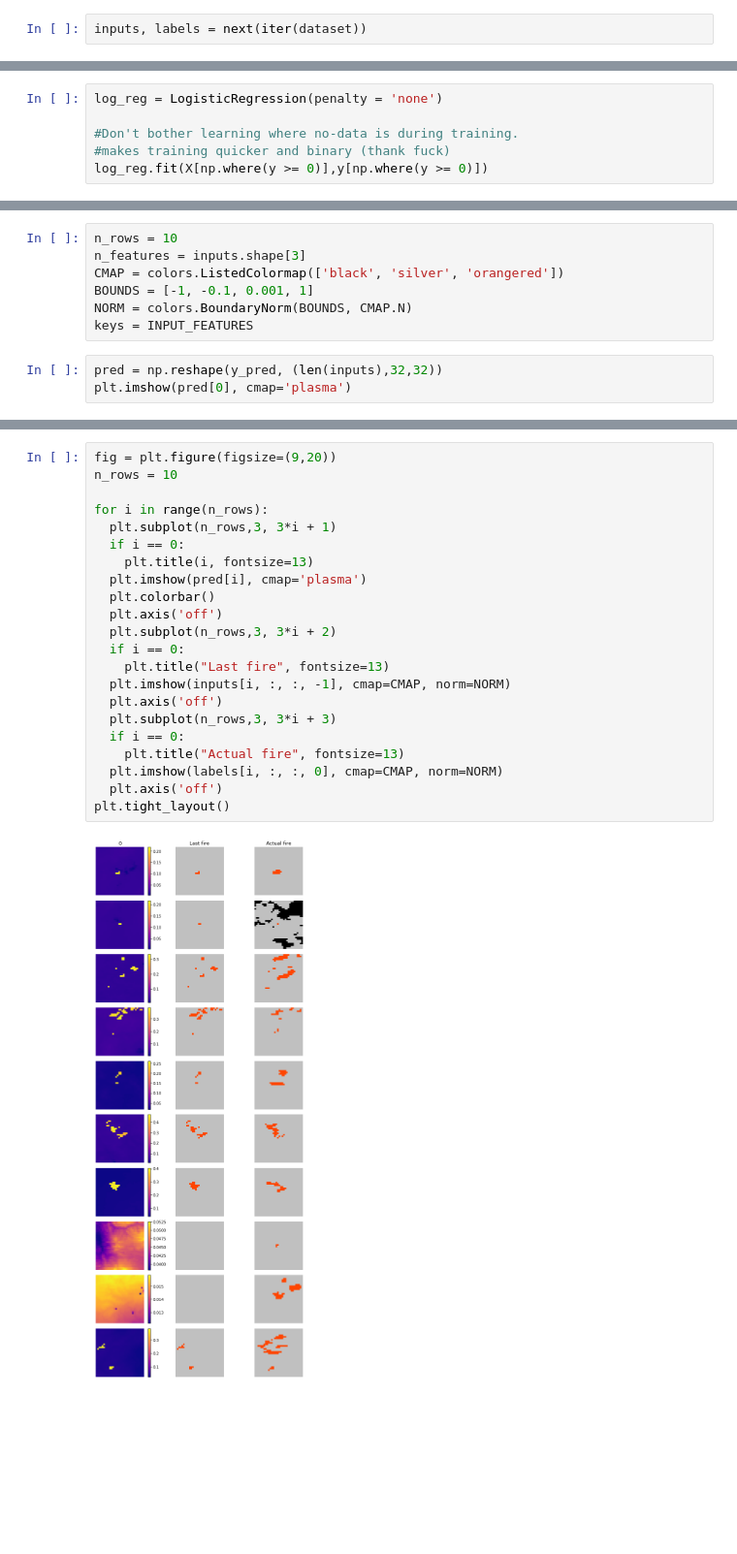
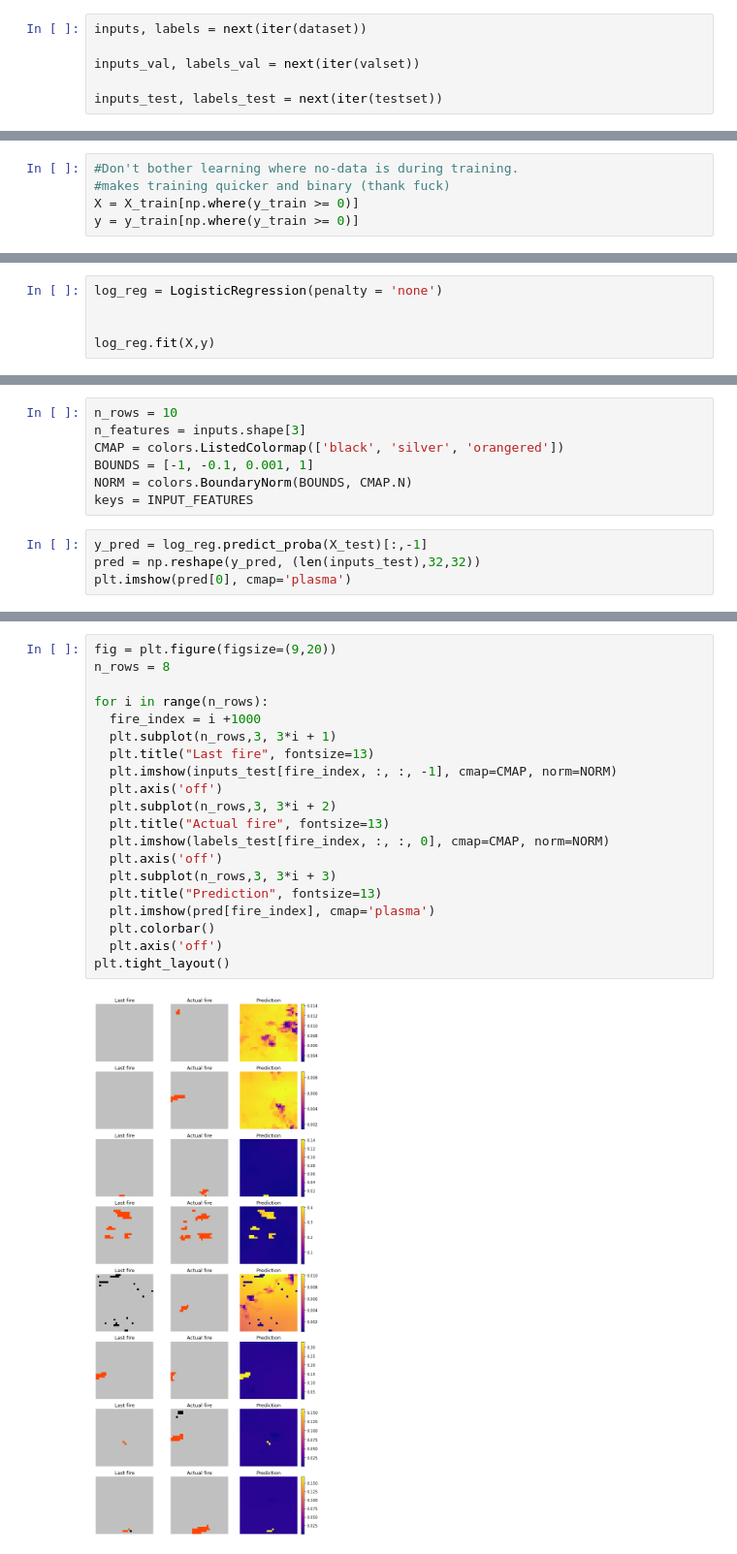
Before and after one commit to dwgb93/TEI_WildfireSpread, a Jupyter notebook: notebooks/Logistic_Regression_Modeling.ipynb, the cells around one changed output, grey strips where cells are left out. Shown at 97% size. Drawn from its saved outputs; the diff is of its cells as text; blank space fills up the shorter version.

```diff
--- a/notebooks/Logistic_Regression_Modeling.ipynb
+++ b/notebooks/Logistic_Regression_Modeling.ipynb
@@ -372,6 +403,10 @@ dataset = get_dataset(
 TF Datasets are loaded lazily, so materialize the first batch of inputs and labels.
 # %%
 inputs, labels = next(iter(dataset))
+
+inputs_val, labels_val = next(iter(valset))
+
+inputs_test, labels_test = next(iter(testset))
 # %%
 inputs.shape
 # %% [output]
@@ -391,6 +436,5 @@ y = tf.reshape(labels, [-1]).numpy() #len(labels)*32*32
 # %%
-log_reg = LogisticRegression(penalty = 'none')
-
 #Don't bother learning where no-data is during training.
 #makes training quicker and binary (thank fuck)
-log_reg.fit(X[np.where(y >= 0)],y[np.where(y >= 0)])
+X = X_train[np.where(y_train >= 0)]
+y = y_train[np.where(y_train >= 0)]
@@ -398,0 +441,5 @@ LogisticRegression(penalty='none')
+# %%
+log_reg = LogisticRegression(penalty = 'none')
+
+
+log_reg.fit(X,y)
@@ -571,7 +604,8 @@ BOUNDS = [-1, -0.1, 0.001, 1]
 NORM = colors.BoundaryNorm(BOUNDS, CMAP.N)
 keys = INPUT_FEATURES
 # %%
-pred = np.reshape(y_pred, (len(inputs),32,32))
+y_pred = log_reg.predict_proba(X_test)[:,-1]
+pred = np.reshape(y_pred, (len(inputs_test),32,32))
 plt.imshow(pred[0], cmap='plasma')
 # %% [output]
 <matplotlib.image.AxesImage at 0x...>
@@ -579,24 +613,22 @@ plt.imshow(pred[0], cmap='plasma')
 # %%
 fig = plt.figure(figsize=(9,20))
-n_rows = 10
+n_rows = 8
 
 for i in range(n_rows):
+  fire_index = i +1000
   plt.subplot(n_rows,3, 3*i + 1)
-  if i == 0:
-    plt.title(i, fontsize=13)
-  plt.imshow(pred[i], cmap='plasma')
+  plt.title("Last fire", fontsize=13)
+  plt.imshow(inputs_test[fire_index, :, :, -1], cmap=CMAP, norm=NORM)
+  plt.axis('off')
+  plt.subplot(n_rows,3, 3*i + 2)
+  plt.title("Actual fire", fontsize=13)
+  plt.imshow(labels_test[fire_index, :, :, 0], cmap=CMAP, norm=NORM)
+  plt.axis('off')
+  plt.subplot(n_rows,3, 3*i + 3)
+  plt.title("Prediction", fontsize=13)
+  plt.imshow(pred[fire_index], cmap='plasma')
   plt.colorbar()
   plt.axis('off')
-  plt.subplot(n_rows,3, 3*i + 2)
-  if i == 0:
-    plt.title("Last fire", fontsize=13)
-  plt.imshow(inputs[i, :, :, -1], cmap=CMAP, norm=NORM)
-  plt.axis('off')
-  plt.subplot(n_rows,3, 3*i + 3)
-  if i == 0:
-    plt.title("Actual fire", fontsize=13)
-  plt.imshow(labels[i, :, :, 0], cmap=CMAP, norm=NORM)
-  plt.axis('off')
 plt.tight_layout()
 # %% [output]
-[figure, old version]
+[figure, new version]
```
Also changed, not shown: parts of 28 cells of this notebook.
